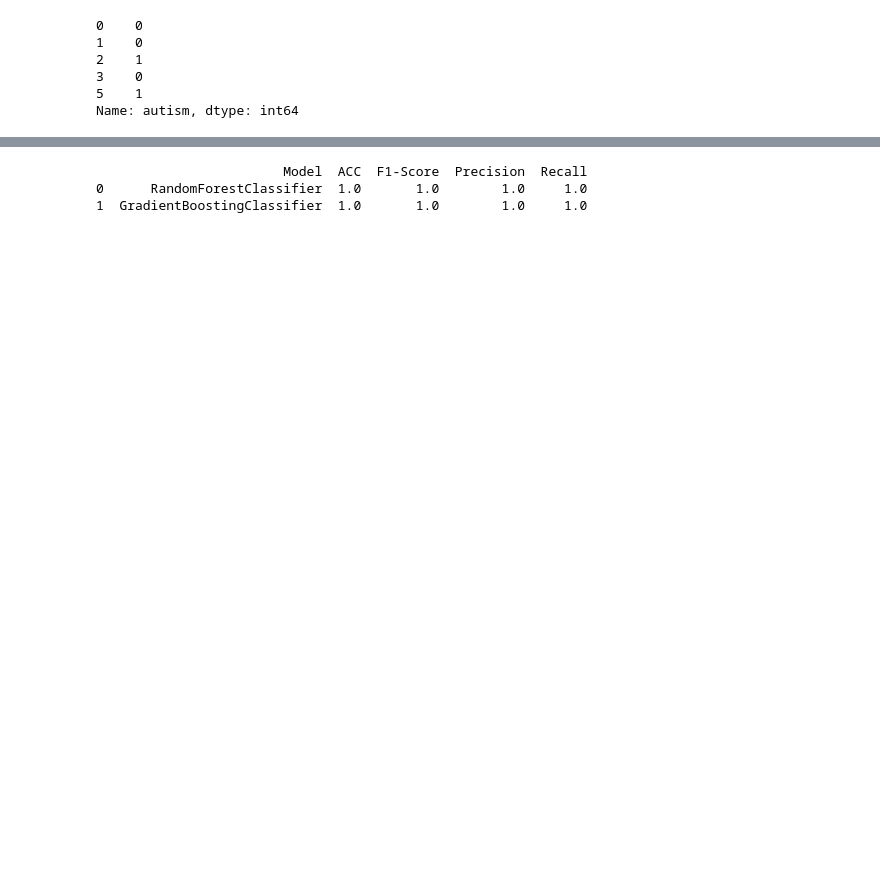
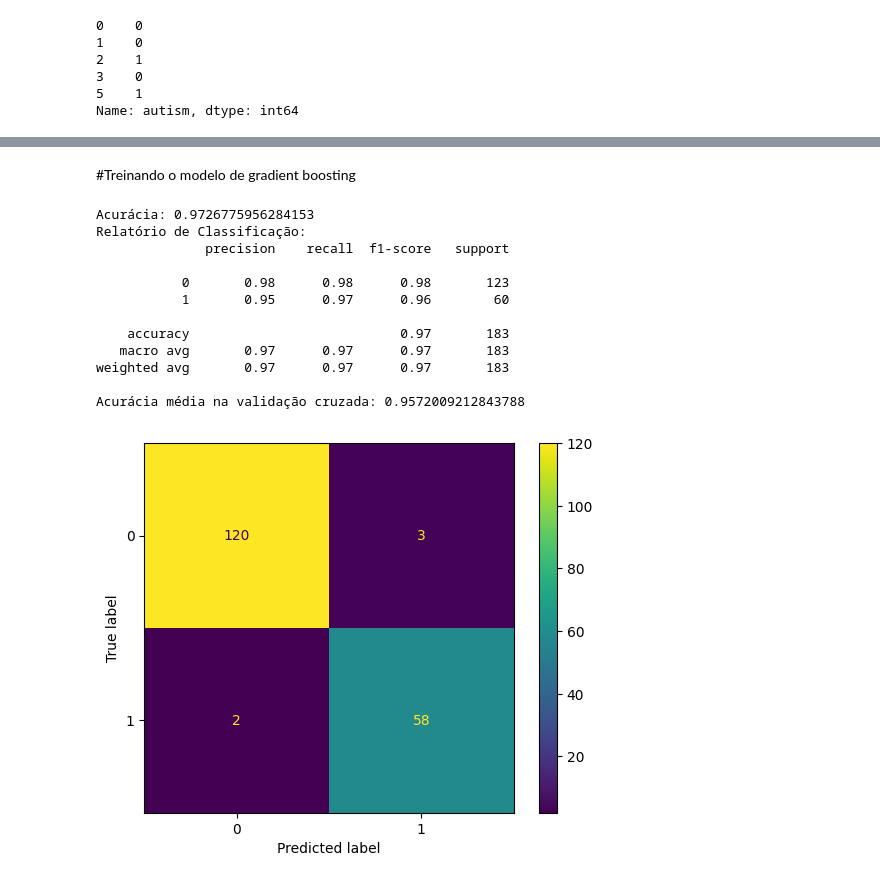
Before and after one commit to camposlaura/aprendizado_de_maquina_na_saude, a Jupyter notebook: main.ipynb, the cells around one changed output, grey strips where cells are left out. Cells and saved outputs as stored; diff of their text form; code cells hidden in the pictures; blank space fills up the shorter version.

```diff
--- a/main.ipynb
+++ b/main.ipynb
@@ -210,29 +245,39 @@ Acurácia média na validação cruzada: 1.0
+# %% [markdown]
+#Treinando o modelo de gradient boosting
 # %%
-rfc = RandomForestClassifier().fit(x_train,y_train)
 gbmc = GradientBoostingClassifier().fit(x_train,y_train)
+y_pred = gbmc.predict(x_test)
 
-modelsc = [rfc, gbmc]
+# acurácia
+print("Acurácia:", accuracy_score(y_test, y_pred))
 
-results = pd.DataFrame({
-    'Model': pd.Series(dtype='str'),
-    'ACC': pd.Series(dtype='float'),
-    'F1-Score': pd.Series(dtype='float'),
-    'Precision': pd.Series(dtype='float'),
-    'Recall': pd.Series(dtype='float')
-})
+# relatório detalhado
+print("Relatório de Classificação:")
+print(classification_report(y_test, y_pred))
 
-for model in modelsc:
-    name = model.__class__.__name__
-    predict = model.predict(x_test)
-    acc = accuracy_score(y_test, predict)
-    f1 = f1_score(y_test, predict)
-    precision = precision_score(y_test, predict)
-    recall = recall_score(y_test, predict)
+scores = cross_val_score(gbmc, X, y, cv=5)
+print("Acurácia média na validação cruzada:", scores.mean())
 
-    results = pd.concat([results, pd.DataFrame({'Model': [name], 'ACC': [acc], 'F1-Score': [f1], 'Precision': [precision], 'Recall': [recall]})], ignore_index=True)
+# matriz de confusão
+cm = confusion_matrix(y_test, y_pred)
+disp = ConfusionMatrixDisplay(confusion_matrix=cm)
+disp.plot(xticks_rotation='horizontal')
 
-print(results)
+tree = gbmc.estimators_[0, 0]
+plt.figure(figsize=(20, 20))
+plot_tree(tree, filled=True, feature_names=X.columns, rounded=True)
+plt.show()
 # %% [output]
-                        Model  ACC  F1-Score  Precision  Recall
-0      RandomForestClassifier  1.0       1.0        1.0     1.0
-1  GradientBoostingClassifier  1.0       1.0        1.0     1.0
+Acurácia: 0.9726775956284153
+Relatório de Classificação:
+              precision    recall  f1-score   support
+
+           0       0.98      0.98      0.98       123
+           1       0.95      0.97      0.96        60
+
+    accuracy                           0.97       183
+   macro avg       0.97      0.97      0.97       183
+weighted avg       0.97      0.97      0.97       183
+
+Acurácia média na validação cruzada: 0.9572009212843788
+[figure, added]
```
Also changed, not shown: parts of 27 cells of this notebook.
